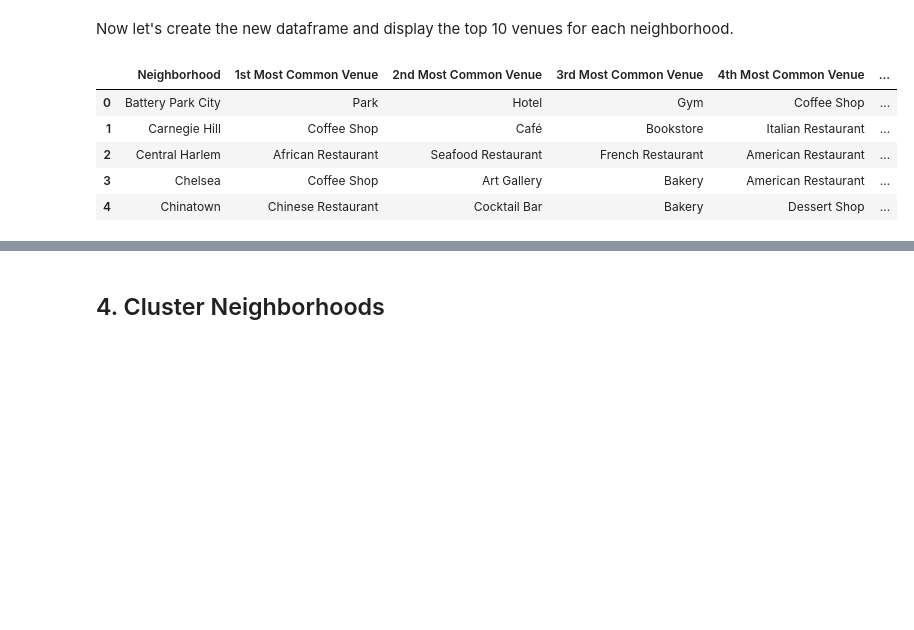
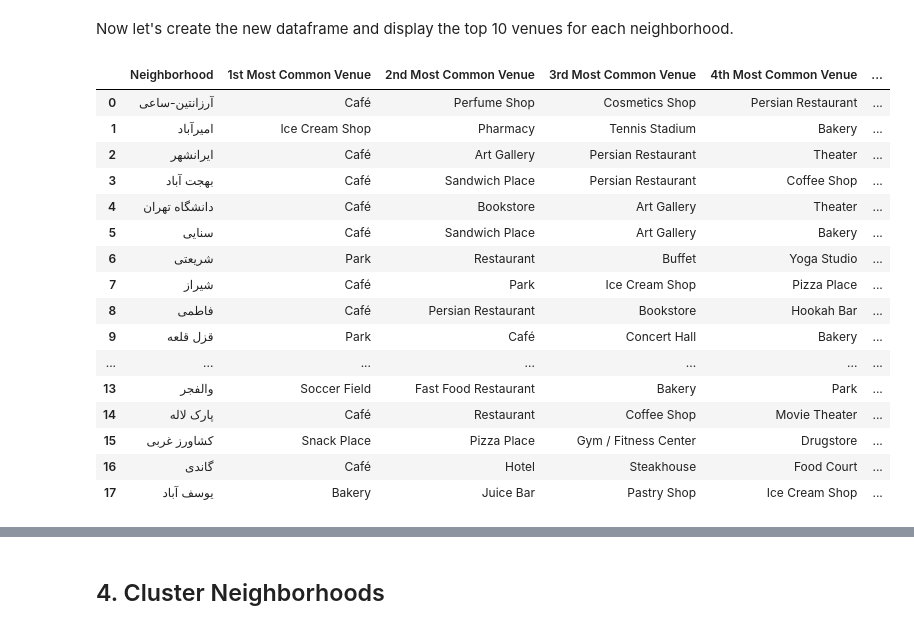
Before and after one commit to mjalalimanesh/IBM-Data-Science-Foursquare-Project, a Jupyter notebook: Tehran_Neighborhoods_Venue_Segmentation.ipynb, the cells around one changed output, grey strips where cells are left out. Saved outputs shown, nothing was run; the diff lists cells and outputs as text; code cells hidden in the pictures; blank space fills up the shorter version.

```diff
--- a/Tehran_Neighborhoods_Venue_Segmentation.ipynb
+++ b/Tehran_Neighborhoods_Venue_Segmentation.ipynb
@@ -399,7 +381,7 @@ def getNearbyVenues(names, latitudes, longitudes, radius=500):
 # %%
 # type your answer here
-manhattan_venues = getNearbyVenues(names=manhattan_data['Neighborhood'],
-                                   latitudes=manhattan_data['Latitude'],
-                                   longitudes=manhattan_data['Longitude']
+district6_venues = getNearbyVenues(names=district6['Neighborhood'],
+                                   latitudes=district6['Latitude'],
+                                   longitudes=district6['Longitude']
                                   )
 # %% [output]
@@ -468,14 +453,14 @@ There are 322 uniques categories.
 ## 3. Analyze Each Neighborhood
 # %%
 # one hot encoding
-manhattan_onehot = pd.get_dummies(manhattan_venues[['Venue Category']], prefix="", prefix_sep="")
+district6_onehot = pd.get_dummies(district6_venues[['Venue Category']], prefix="", prefix_sep="")
 
 # add neighborhood column back to dataframe
-manhattan_onehot['Neighborhood'] = manhattan_venues['Neighborhood']
+district6_onehot['Neighborhood'] = district6_venues['Neighborhood']
 
 # move neighborhood column to the first column
-fixed_columns = [manhattan_onehot.columns[-1]] + list(manhattan_onehot.columns[:-1])
-manhattan_onehot = manhattan_onehot[fixed_columns]
+fixed_columns = [district6_onehot.columns[-1]] + list(district6_onehot.columns[:-1])
+district6_onehot = district6_onehot[fixed_columns]
 
-manhattan_onehot.head()
+district6_onehot.head()
 # %% [output]
@@ -494,5 +479,5 @@ manhattan_onehot.shape
 # %% [markdown]
 #### Next, let's group rows by neighborhood and by taking the mean of the frequency of occurrence of each category
 # %%
-manhattan_grouped = manhattan_onehot.groupby('Neighborhood').mean().reset_index()
-manhattan_grouped
+district6_grouped = district6_onehot.groupby('Neighborhood').mean().reset_index()
+district6_grouped
@@ -549,31 +552,42 @@ Now let's create the new dataframe and display the top 10 venues for each neighb
 # %%
 num_top_venues = 10
 
 indicators = ['st', 'nd', 'rd']
 
 # create columns according to number of top venues
 columns = ['Neighborhood']
 for ind in np.arange(num_top_venues):
     try:
         columns.append('{}{} Most Common Venue'.format(ind+1, indicators[ind]))
     except:
         columns.append('{}th Most Common Venue'.format(ind+1))
 
 # create a new dataframe
 neighborhoods_venues_sorted = pd.DataFrame(columns=columns)
-neighborhoods_venues_sorted['Neighborhood'] = manhattan_grouped['Neighborhood']
+neighborhoods_venues_sorted['Neighborhood'] = district6_grouped['Neighborhood']
 
-for ind in np.arange(manhattan_grouped.shape[0]):
-    neighborhoods_venues_sorted.iloc[ind, 1:] = return_most_common_venues(manhattan_grouped.iloc[ind, :], num_top_venues)
+for ind in np.arange(district6_grouped.shape[0]):
+    neighborhoods_venues_sorted.iloc[ind, 1:] = return_most_common_venues(district6_grouped.iloc[ind, :], num_top_venues)
 
-neighborhoods_venues_sorted.head()
+neighborhoods_venues_sorted
 # %% [output]
 |  | Neighborhood | 1st Most Common Venue | 2nd Most Common Venue | 3rd Most Common Venue | 4th Most Common Venue | ... |
-| 0 | Battery Park City | Park | Hotel | Gym | Coffee Shop | ... |
-| 1 | Carnegie Hill | Coffee Shop | Café | Bookstore | Italian Restaurant | ... |
-| 2 | Central Harlem | African Restaurant | Seafood Restaurant | French Restaurant | American Restaurant | ... |
-| 3 | Chelsea | Coffee Shop | Art Gallery | Bakery | American Restaurant | ... |
-| 4 | Chinatown | Chinese Restaurant | Cocktail Bar | Bakery | Dessert Shop | ... |
+| 0 | آرزانتین-ساعی | Café | Perfume Shop | Cosmetics Shop | Persian Restaurant | ... |
+| 1 | امیرآباد | Ice Cream Shop | Pharmacy | Tennis Stadium | Bakery | ... |
+| 2 | ایرانشهر | Café | Art Gallery | Persian Restaurant | Theater | ... |
+| 3 | بهجت آباد | Café | Sandwich Place | Persian Restaurant | Coffee Shop | ... |
+| 4 | دانشگاه تهران | Café | Bookstore | Art Gallery | Theater | ... |
+| 5 | سنایی | Café | Sandwich Place | Art Gallery | Bakery | ... |
+| 6 | شریعتی | Park | Restaurant | Buffet | Yoga Studio | ... |
+| 7 | شیراز | Café | Park | Ice Cream Shop | Pizza Place | ... |
+| 8 | فاطمی | Café | Persian Restaurant | Bookstore | Hookah Bar | ... |
+| 9 | قزل قلعه | Park | Café | Concert Hall | Bakery | ... |
+| ... | ... | ... | ... | ... | ... | ... |
+| 13 | والفجر | Soccer Field | Fast Food Restaurant | Bakery | Park | ... |
+| 14 | پارک لاله | Café | Restaurant | Coffee Shop | Movie Theater | ... |
+| 15 | کشاورز غربی | Snack Place | Pizza Place | Gym / Fitness Center | Drugstore | ... |
+| 16 | گاندی | Café | Hotel | Steakhouse | Food Court | ... |
+| 17 | یوسف آباد | Bakery | Juice Bar | Pastry Shop | Ice Cream Shop | ... |
 # %% [markdown]
 <a id='item4'></a>
 # %% [markdown]
```
Also changed, not shown: parts of 25 cells of this notebook.
